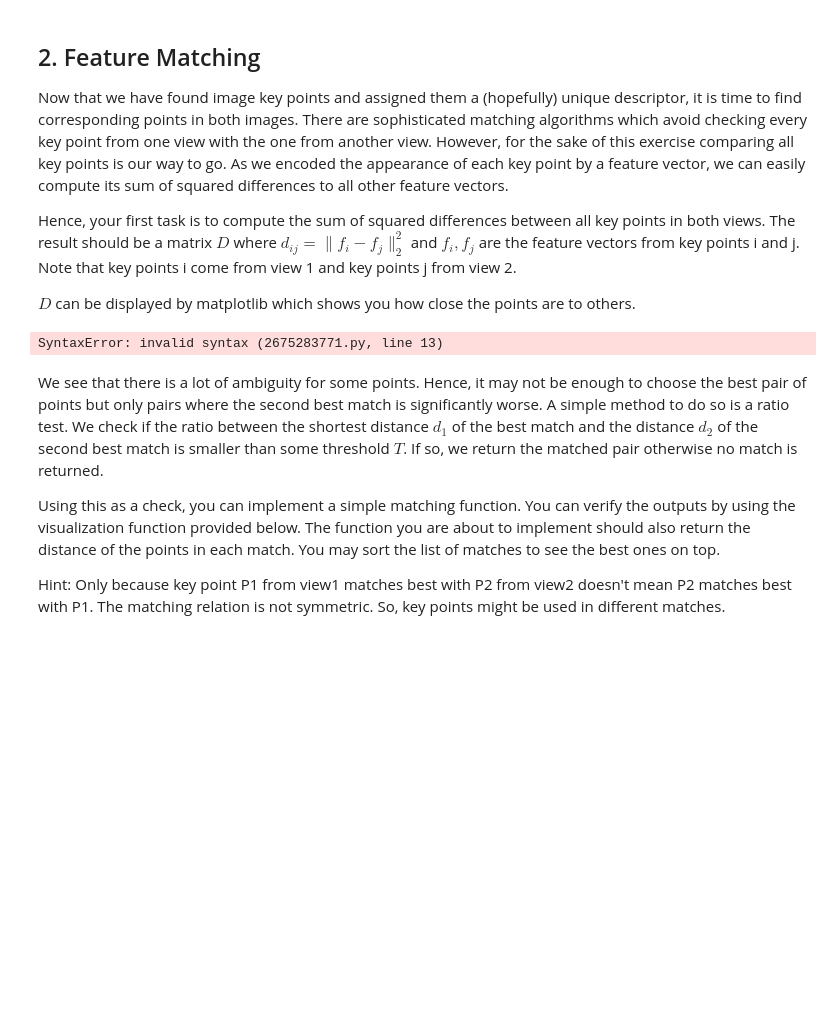
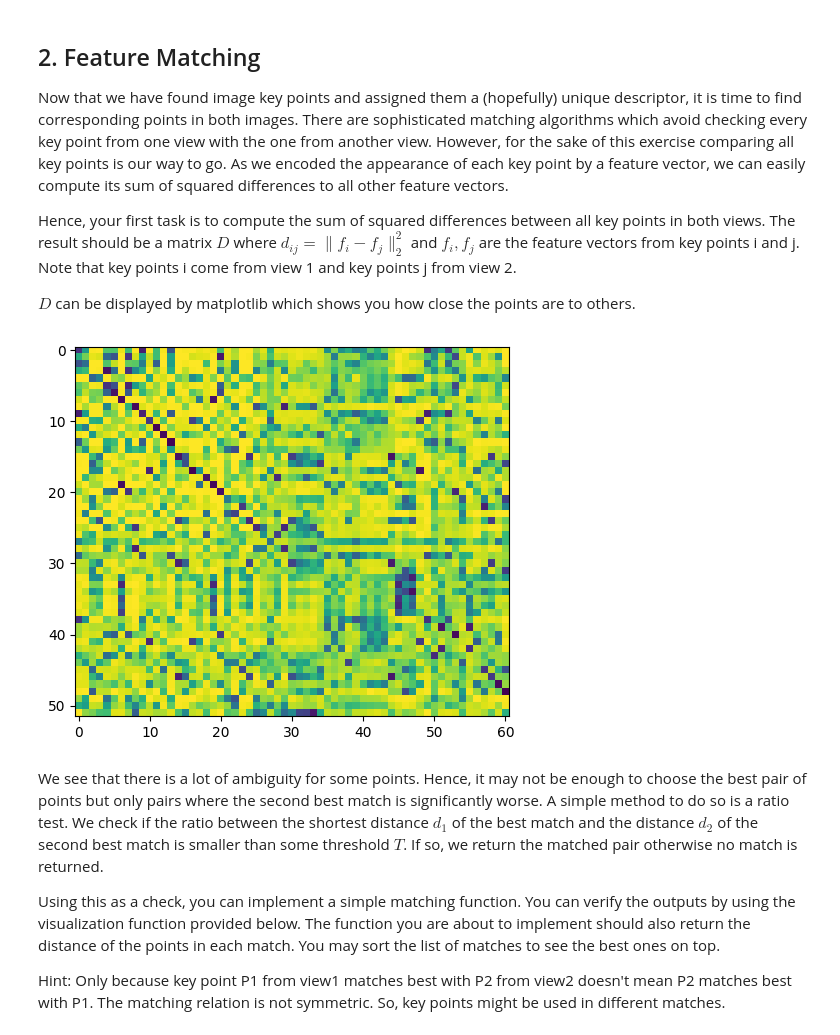
Before and after one commit to keanehui/CV-Exercises, a Jupyter notebook: 4.0-tl-feature-matching.ipynb, the cells around one changed output. Saved outputs shown, nothing was run; the diff lists cells and outputs as text; code cells hidden in the pictures; blank space fills up the shorter version.

```diff
--- a/4.0-tl-feature-matching.ipynb
+++ b/4.0-tl-feature-matching.ipynb
@@ -510,22 +475,24 @@ $D$ can be displayed by matplotlib which shows you how close the points are to o
 # %%
 features_view1 = features["view1"]
 features_view2 = features["view2"]
 
 def get_distances(features_view1: npt.ArrayLike, features_view2: npt.ArrayLike) -> np.ndarray:
     """Compute the distance matrix between the feature vectors.
 
     :param features_view1: feature vectors of view 1 [number of keypoints view 1, feature vector size]
     :param features_view2: feature vectors of view 2 [number of keypoints view 2, feature vector size]
     :return array with distance matrix [number of keypoints 1, number of keypoints view 2]
     """
-    # TODO: implement it
 
-D = # TODO: implement and call get_distances
+    D = np.sum((features_view1[:, np.newaxis, :] - features_view2[np.newaxis, :, :]) ** 2, axis=2)
 
+    return D
+
+D = get_distances(features_view1, features_view2)
 plt.imshow(D)
 plt.show()
 # %% [output]
-SyntaxError: invalid syntax (2675283771.py, line 13)
+[figure, added]
 # %% [markdown]
 We see that there is a lot of ambiguity for some points. Hence, it may not be enough to choose the best pair of points but only pairs where the second best match is significantly worse. A simple method to do so is a ratio test. We check if the ratio between the shortest distance $d_1$ of the best match and the distance $d_2$ of the second best match is smaller than some threshold $T$. If so, we return the matched pair otherwise no match is returned.
 
```
Also changed, not shown: parts of 11 cells of this notebook.
